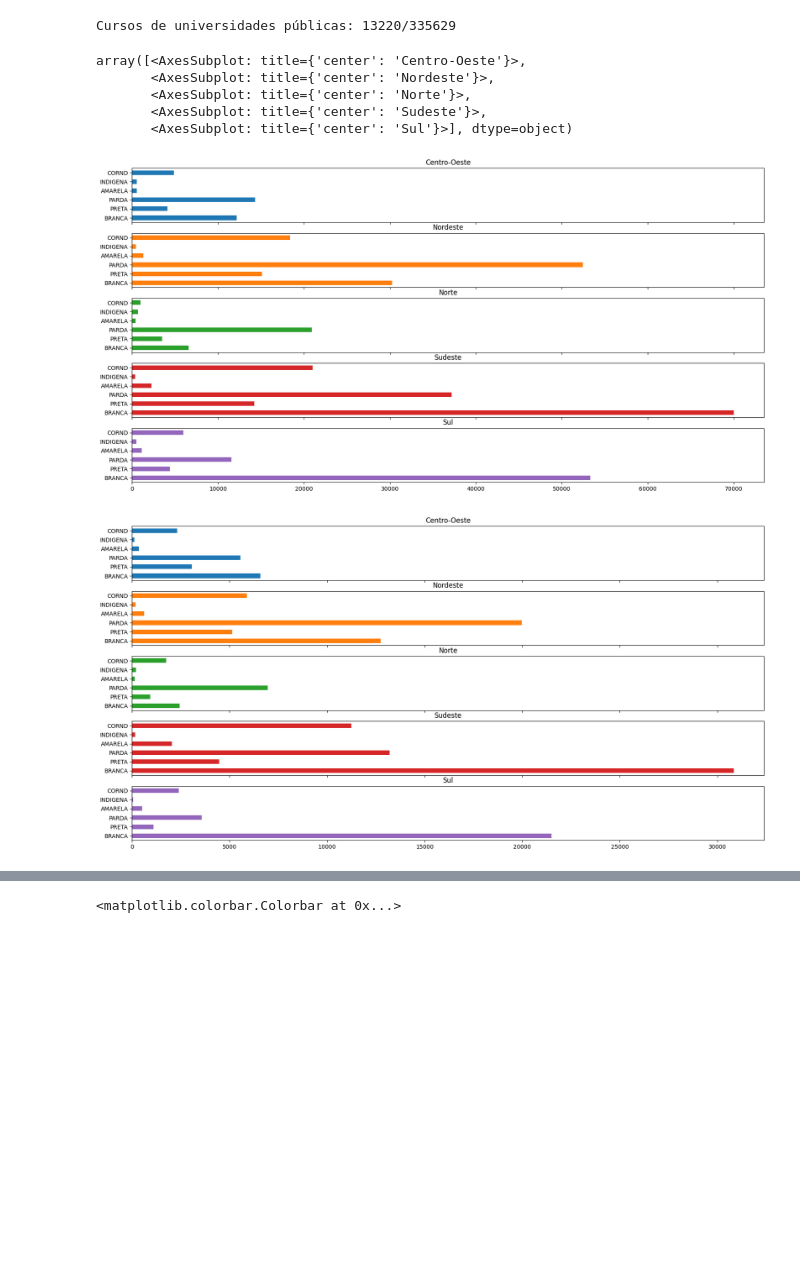
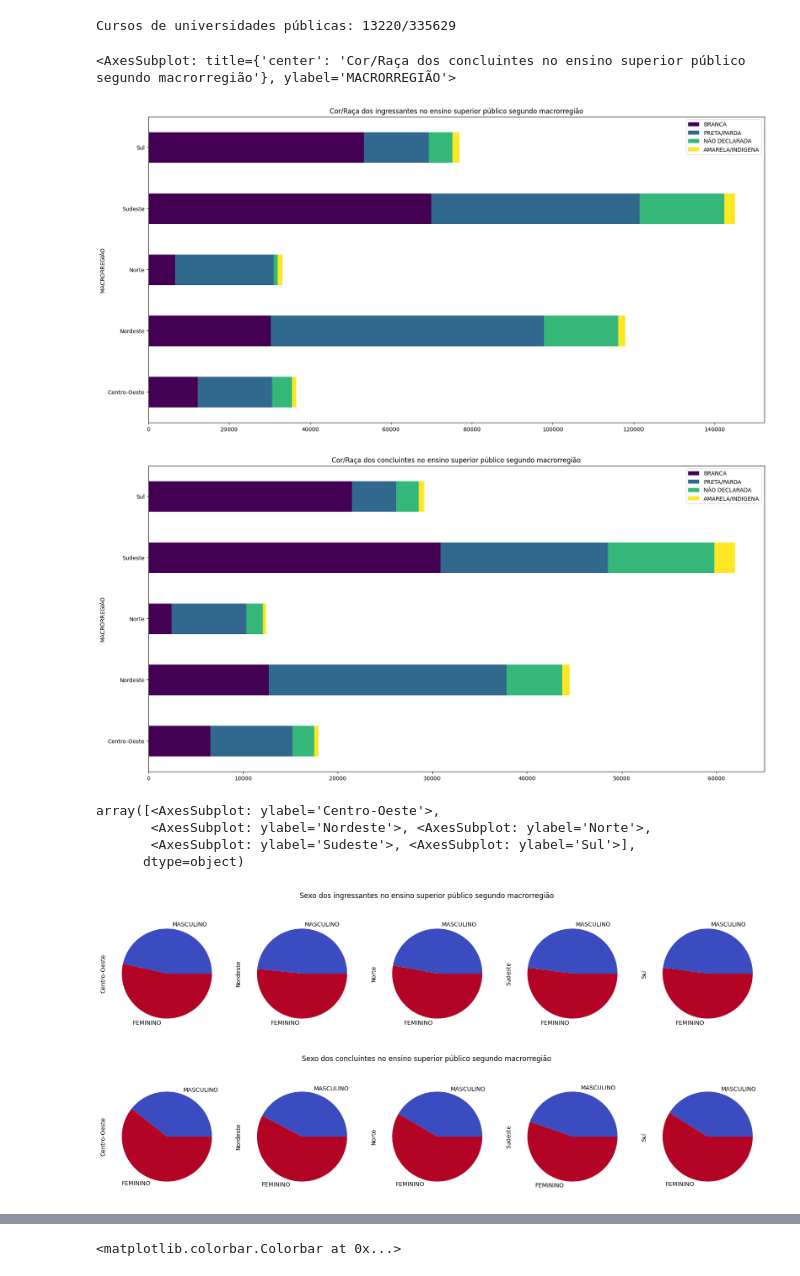
Before and after one commit to jvttr/AnaliseEnsinoSuperiorPublico, a Jupyter notebook: notebooks/analise.ipynb, the cells around one changed output, grey strips where cells are left out. Drawn from its saved outputs; the diff is of its cells as text; code cells hidden in the pictures; blank space fills up the shorter version.

```diff
--- a/notebooks/analise.ipynb
+++ b/notebooks/analise.ipynb
@@ -80,6 +80,7 @@ class Individuo:
         self.cor = None
         self.sexo = None
         self.faixa_etaria = None
+        self.ensino_basico = None
         self.dicIntervaloModal = None
         self.tabelaMedidasResumo = None
 
@@ -88,6 +89,7 @@ class Individuo:
         self.cor.columns = [re.sub(dicIndividuo[self.nome],'',coluna) for coluna in self.cor.columns.values]
         self.sexo.columns = [re.sub(dicIndividuo[self.nome],'',coluna) for coluna in self.sexo.columns.values]
         self.faixa_etaria.columns = [tuple(re.sub(dicIndividuo[self.nome],'',coluna).replace('MAIS','69').split('_')) for coluna in self.faixa_etaria.columns.values]
+        self.ensino_basico.columns = [re.sub(dicIndividuo[self.nome],'',coluna) for coluna in self.ensino_basico.columns.values]
 
     def IntervaloModal(self, variavelAgrupamento):
         self.tabelaMedidasResumo = self.faixa_etaria.groupby(variavelAgrupamento).sum().transpose()
@@ -123,21 +125,49 @@ ingressantes = Individuo('ingressantes')
 ingressantes.cor = UniversidadePublica.groupby(['NO_REGIAO', 'NO_UF', 'CO_MUNICIPIO'])[dados.schema.loc[(dados.schema.INDIVIDUO == 'ingressantes') & (dados.schema.INDICADORES == 'cor'), 'COLUNA']].sum()
 ingressantes.sexo = UniversidadePublica.groupby(['NO_REGIAO', 'NO_UF', 'CO_MUNICIPIO'])[dados.schema.loc[(dados.schema.INDIVIDUO == 'ingressantes') & (dados.schema.INDICADORES == 'sexo'), 'COLUNA']].sum()
 ingressantes.faixa_etaria = UniversidadePublica.groupby(['NO_REGIAO', 'NO_UF', 'CO_MUNICIPIO'])[dados.schema.loc[(dados.schema.INDIVIDUO == 'ingressantes') & (dados.schema.INDICADORES == 'faixa_etaria'), 'COLUNA']].sum()
+ingressantes.ensino_basico = UniversidadePublica.groupby(['NO_REGIAO', 'NO_UF', 'CO_MUNICIPIO'])[dados.schema.loc[(dados.schema.INDIVIDUO == 'ingressantes') & (dados.schema.INDICADORES == 'ensino_basico'), 'COLUNA']].sum()
 ingressantes.alteraNomeColunas()
 
 concluintes = Individuo('concluintes')
 concluintes.cor = UniversidadePublica.groupby(['NO_REGIAO', 'NO_UF', 'CO_MUNICIPIO'])[dados.schema.loc[(dados.schema.INDIVIDUO == 'concluintes') & (dados.schema.INDICADORES == 'cor'), 'COLUNA']].sum()
 concluintes.sexo = UniversidadePublica.groupby(['NO_REGIAO', 'NO_UF', 'CO_MUNICIPIO'])[dados.schema.loc[(dados.schema.INDIVIDUO == 'concluintes') & (dados.schema.INDICADORES == 'sexo'), 'COLUNA']].sum()
 concluintes.faixa_etaria = UniversidadePublica.groupby(['NO_REGIAO', 'NO_UF', 'CO_MUNICIPIO'])[dados.schema.loc[(dados.schema.INDIVIDUO == 'concluintes') & (dados.schema.INDICADORES == 'faixa_etaria'), 'COLUNA']].sum()
+concluintes.ensino_basico = UniversidadePublica.groupby(['NO_REGIAO', 'NO_UF', 'CO_MUNICIPIO'])[dados.schema.loc[(dados.schema.INDIVIDUO == 'concluintes') & (dados.schema.INDICADORES == 'ensino_basico'), 'COLUNA']].sum()
 concluintes.alteraNomeColunas()
+# %%
+ingressantes.cor['PRETA/PARDA'] = ingressantes.cor[['PARDA','PRETA']].T.sum()
+ingressantes.cor['AMARELA/INDIGENA'] = ingressantes.cor[['AMARELA','INDIGENA']].T.sum()
+ingressantes.cor = ingressantes.cor[['BRANCA', 'PRETA/PARDA', 'CORND', 'AMARELA/INDIGENA']]
+ingressantes.cor = ingressantes.cor.rename(columns={'CORND': 'NÃO DECLARADA'})
+ingressantes.cor.index.names = ['MACRORREGIÃO', 'NO_UF', 'CO_MUNICIPIO']
+
+concluintes.cor['PRETA/PARDA'] = concluintes.cor[['PARDA','PRETA']].T.sum()
+concluintes.cor['AMARELA/INDIGENA'] = concluintes.cor[['AMARELA','INDIGENA']].T.sum()
+concluintes.cor = concluintes.cor[['BRANCA', 'PRETA/PARDA', 'CORND', 'AMARELA/INDIGENA']]
+concluintes.cor = concluintes.cor.rename(columns={'CORND': 'NÃO DECLARADA'})
+concluintes.cor.index.names = ['MACRORREGIÃO', 'NO_UF', 'CO_MUNICIPIO']
+# %%
+ingressantes.cor.groupby('MACRORREGIÃO').sum().plot.barh(colormap="viridis", stacked=True, figsize=(20,10), title = 'Cor/Raça dos ingressantes no ensino superior público segundo macrorregião')
+concluintes.cor.groupby('MACRORREGIÃO').sum().plot.barh(colormap="viridis", stacked=True, figsize=(20,10), title = 'Cor/Raça dos concluintes no ensino superior público segundo macrorregião')
+# %% [output]
+<AxesSubplot: title={'center': 'Cor/Raça dos concluintes no ensino superior público segundo macrorregião'}, ylabel='MACRORREGIÃO'>
+[figure, added]
+[figure, added]
+# %%
+ingressantes.sexo = ingressantes.sexo.rename(columns={'FEM': 'FEMININO', 'MASC': 'MASCULINO'})
+ingressantes.sexo = ingressantes.sexo[['MASCULINO','FEMININO']]
+ingressantes.sexo.index.names = ['MACRORREGIÃO', 'NO_UF', 'CO_MUNICIPIO']
+
+concluintes.sexo = concluintes.sexo.rename(columns={'FEM': 'FEMININO', 'MASC': 'MASCULINO'})
+concluintes.sexo = concluintes.sexo[['MASCULINO','FEMININO']]
+concluintes.sexo.index.names = ['MACRORREGIÃO', 'NO_UF', 'CO_MUNICIPIO']
 # %%
-ingressantes.cor.groupby('NO_REGIAO').sum().T.plot(kind='barh', subplots=True, legend=False, figsize=(20,10))
-concluintes.cor.groupby('NO_REGIAO').sum().T.plot(kind='barh', subplots=True, legend=False, figsize=(20,10))
+ingressantes.sexo.groupby('MACRORREGIÃO').sum().T.plot.pie(cmap="coolwarm", subplots=True, legend=False, figsize=(20,4), title = 'Sexo dos ingressantes no ensino superior público segundo macrorregião')
+concluintes.sexo.groupby('MACRORREGIÃO').sum().T.plot.pie(cmap="coolwarm", subplots=True, legend=False, figsize=(20,4), title = 'Sexo dos concluintes no ensino superior público segundo macrorregião')
 # %% [output]
-array([<AxesSubplot: title={'center': 'Centro-Oeste'}>,
-       <AxesSubplot: title={'center': 'Nordeste'}>,
-       <AxesSubplot: title={'center': 'Norte'}>,
-       <AxesSubplot: title={'center': 'Sudeste'}>,
-       <AxesSubplot: title={'center': 'Sul'}>], dtype=object)
+array([<AxesSubplot: ylabel='Centro-Oeste'>,
+       <AxesSubplot: ylabel='Nordeste'>, <AxesSubplot: ylabel='Norte'>,
+       <AxesSubplot: ylabel='Sudeste'>, <AxesSubplot: ylabel='Sul'>],
+      dtype=object)
-[figure, old version]
+[figure, new version]
-[figure, old version]
+[figure, new version]
```
Also changed, not shown: parts of 5 cells of this notebook.
